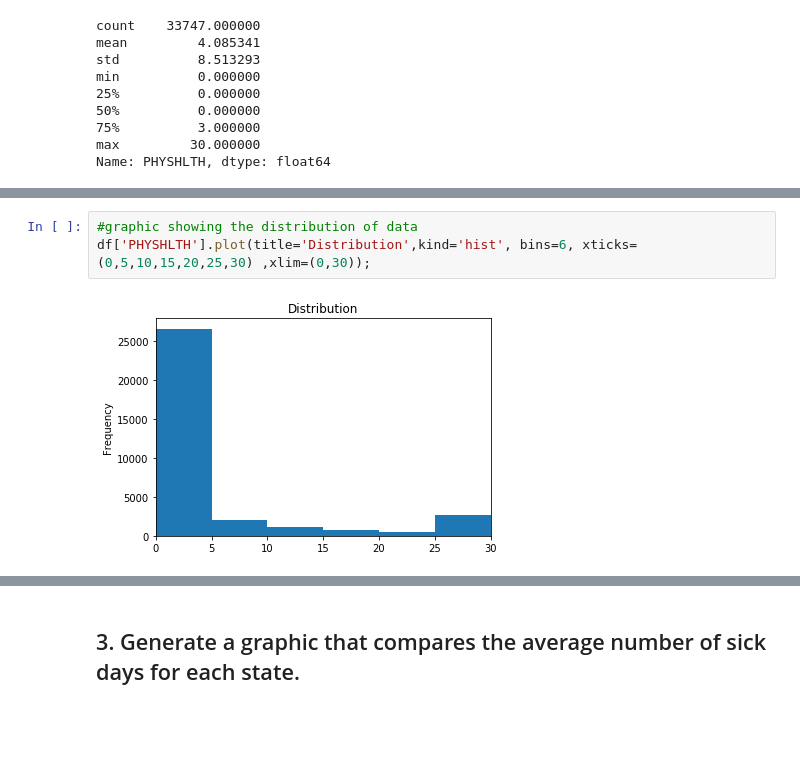
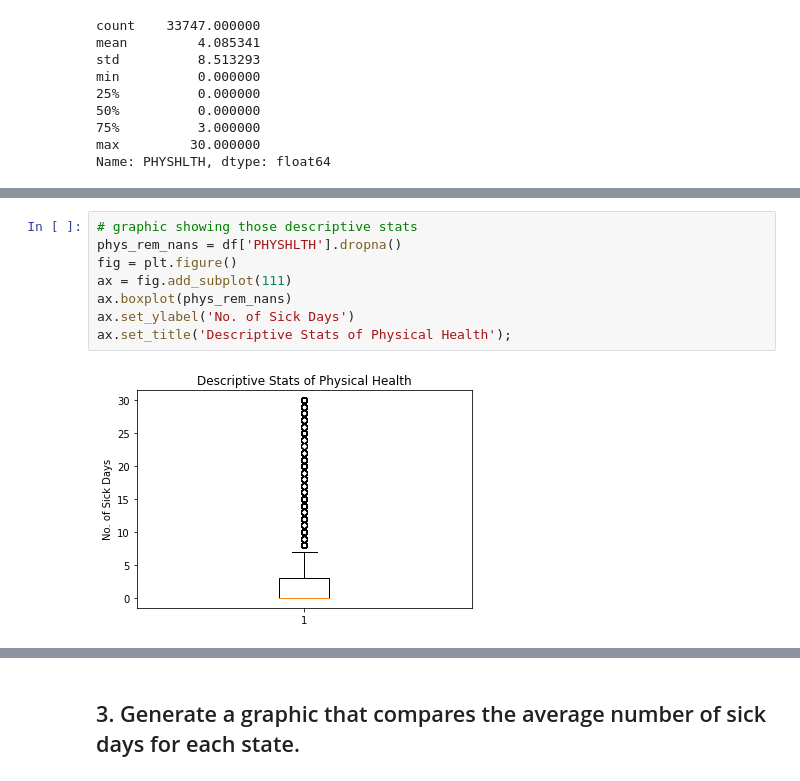
Before and after one commit to jprinfret/nyc-ds-100719-lectures, a Jupyter notebook: week-2/case_study/Data_Exploration_Applied.ipynb, the cells around one changed output, grey strips where cells are left out. Drawn from its saved outputs; the diff is of its cells as text; blank space fills up the shorter version.

```diff
--- a/week-2/case_study/Data_Exploration_Applied.ipynb
+++ b/week-2/case_study/Data_Exploration_Applied.ipynb
@@ -66,5 +65,10 @@ df['PHYSHLTH'].plot(kind='box',title='Descriptive Stats');
-# %%
-#graphic showing the distribution of data
-df['PHYSHLTH'].plot(title='Distribution',kind='hist', bins=6, xticks=(0,5,10,15,20,25,30) ,xlim=(0,30));
-# %% [output]
-[figure, removed]
+# %%
+# graphic showing those descriptive stats
+phys_rem_nans = df['PHYSHLTH'].dropna()
+fig = plt.figure()
+ax = fig.add_subplot(111)
+ax.boxplot(phys_rem_nans)
+ax.set_ylabel('No. of Sick Days')
+ax.set_title('Descriptive Stats of Physical Health');
+# %% [output]
+[figure, added]
```
Also changed, not shown: parts of 16 cells of this notebook.
